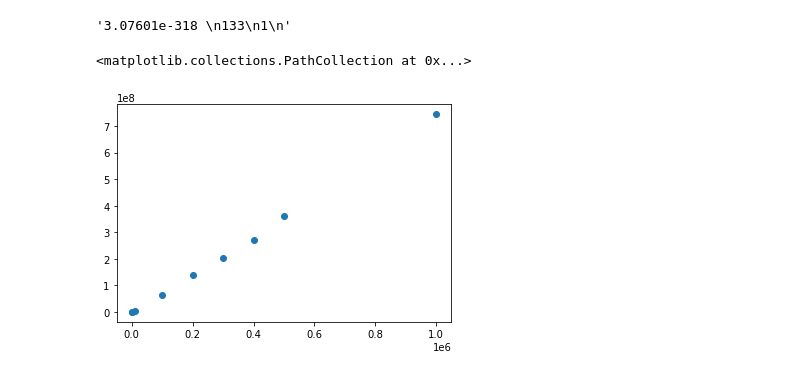
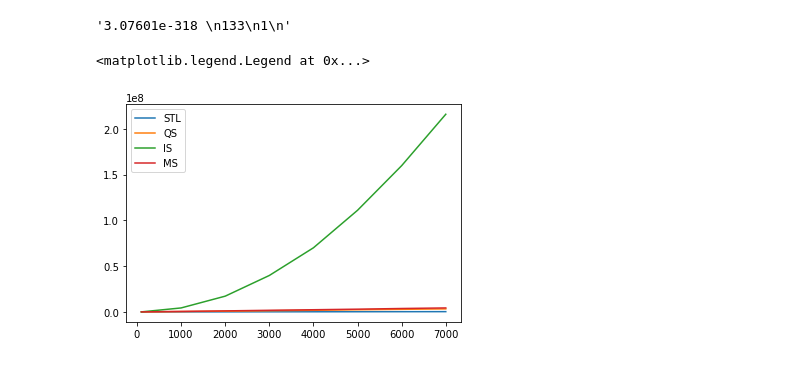
Before and after one commit to EdoardoTronconi/ProgettoSDA, a Jupyter notebook: Notebook/SDA.ipynb, the cells around one changed output. Drawn from its saved outputs; the diff is of its cells as text; code cells hidden in the pictures.

```diff
--- a/Notebook/SDA.ipynb
+++ b/Notebook/SDA.ipynb
@@ -24,10 +24,20 @@ stream.read()
 '3.07601e-318 \n133\n1\n'
 # %%
 import matplotlib.pyplot as plt
-# %%
-Y = [27391,407646,4959516,62315150, 744550031,139994108, 202274665, 270471762, 361161803]
-X = [100,1000,10000,100000,1000000, 200000, 300000, 400000, 500000]
-plt.scatter(X,Y)
-# %% [output]
-<matplotlib.collections.PathCollection at 0x...>
-[figure, removed]
+# %%
+#standard
+STL = [2234,31391,68435,111965,151909,197017,244920,296511]
+IS = [47230,4347417,17213931,39799083,70026916,110974583,159698892,215815064]
+QS = [24176,369733,804331,1287693,1764114,2351162,2804133,3299814]
+MS = [47976,546042,1124810,1781509,2382906,2997215,3742317,4348012]
+
+X = [100,1000, 2000,3000,4000,5000,6000,7000]
+plt.plot(X,STL, label='STL')
+plt.plot(X,QS, label='QS')
+plt.plot(X,IS, label='IS')
+plt.plot(X,MS, label='MS')
+
+plt.legend()
+# %% [output]
+<matplotlib.legend.Legend at 0x...>
+[figure, added]
```
Also changed, not shown: parts of 4 cells of this notebook.
